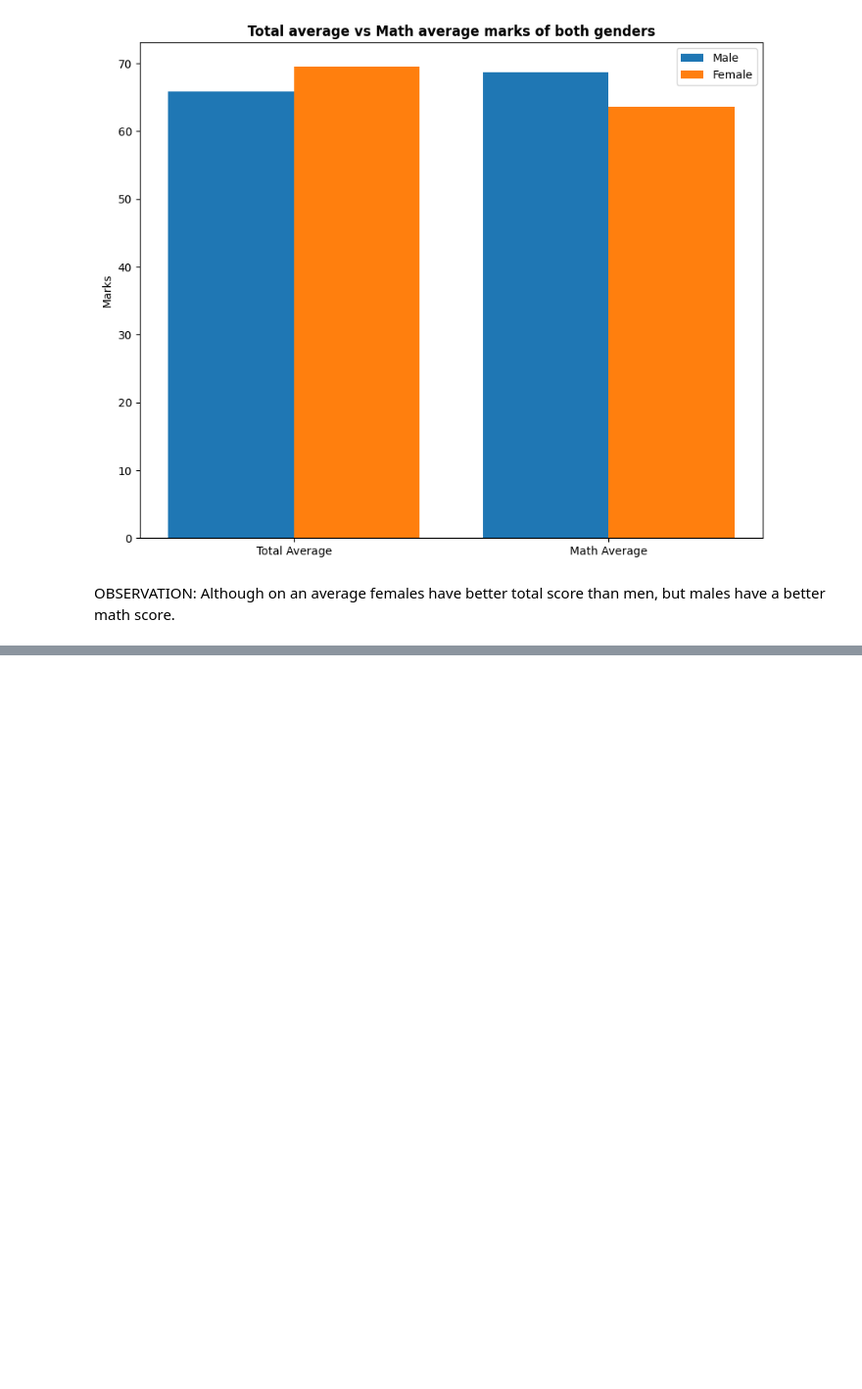
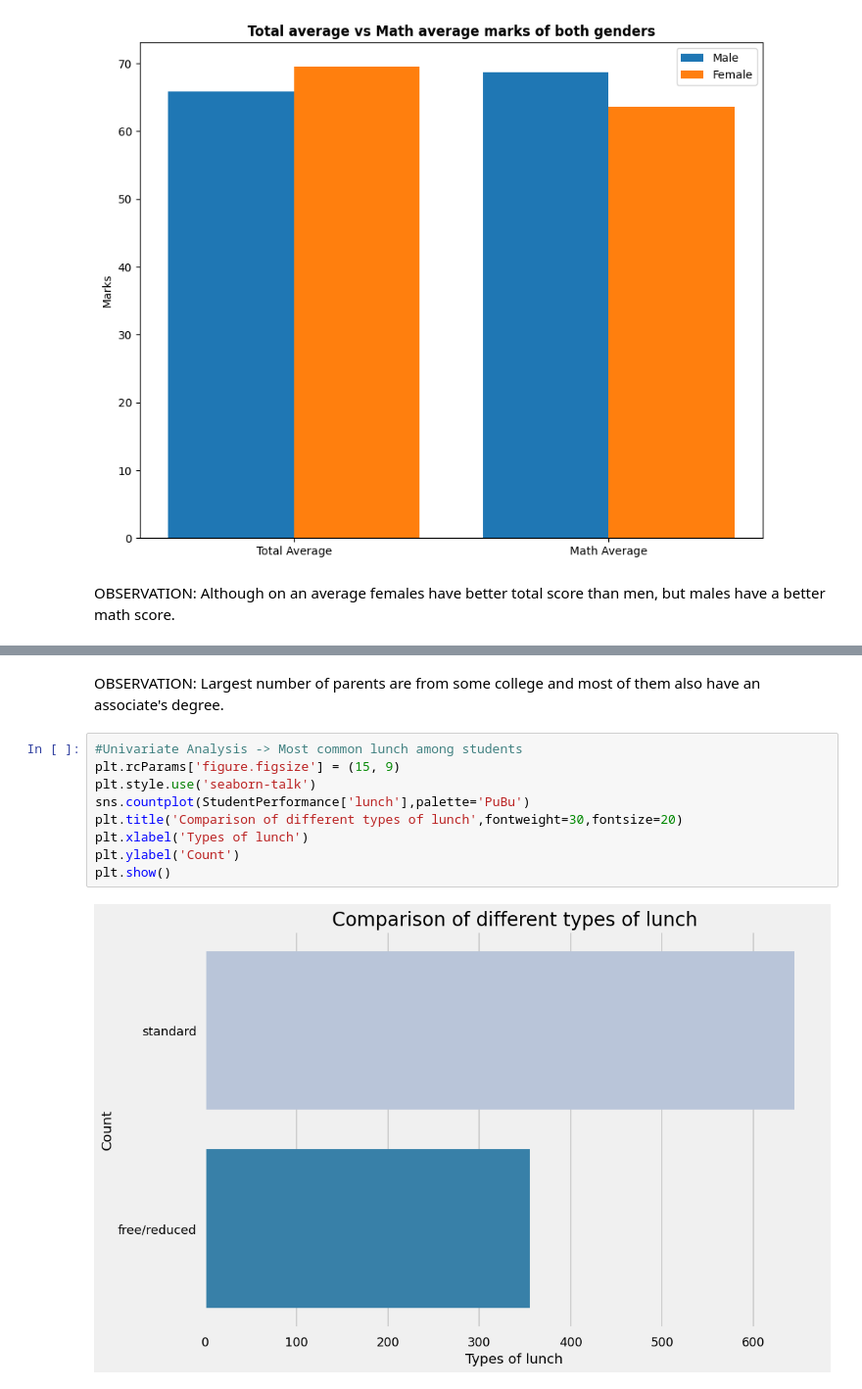
Before and after one commit to VMware237/mlprojects, a Jupyter notebook: notebook/EDA_STUDENT.ipynb, the cells around one changed output, grey strips where cells are left out. Shown at 98% size. Saved outputs shown, nothing was run; the diff lists cells and outputs as text; blank space fills up the shorter version.

```diff
--- a/notebook/EDA_STUDENT.ipynb
+++ b/notebook/EDA_STUDENT.ipynb
@@ -384,0 +442,13 @@ OBSERVATION: Although on an average females have better total score than men, bu
+# %% [markdown]
+OBSERVATION: Largest number of parents are from some college and most of them also have an associate's degree.
+# %%
+#Univariate Analysis -> Most common lunch among students
+plt.rcParams['figure.figsize'] = (15, 9)
+plt.style.use('seaborn-talk')
+sns.countplot(StudentPerformance['lunch'],palette='PuBu')
+plt.title('Comparison of different types of lunch',fontweight=30,fontsize=20)
+plt.xlabel('Types of lunch')
+plt.ylabel('Count')
+plt.show()
+# %% [output]
+[figure, added]
```
Also changed, not shown: parts of 13 cells of this notebook, 9 other files.
